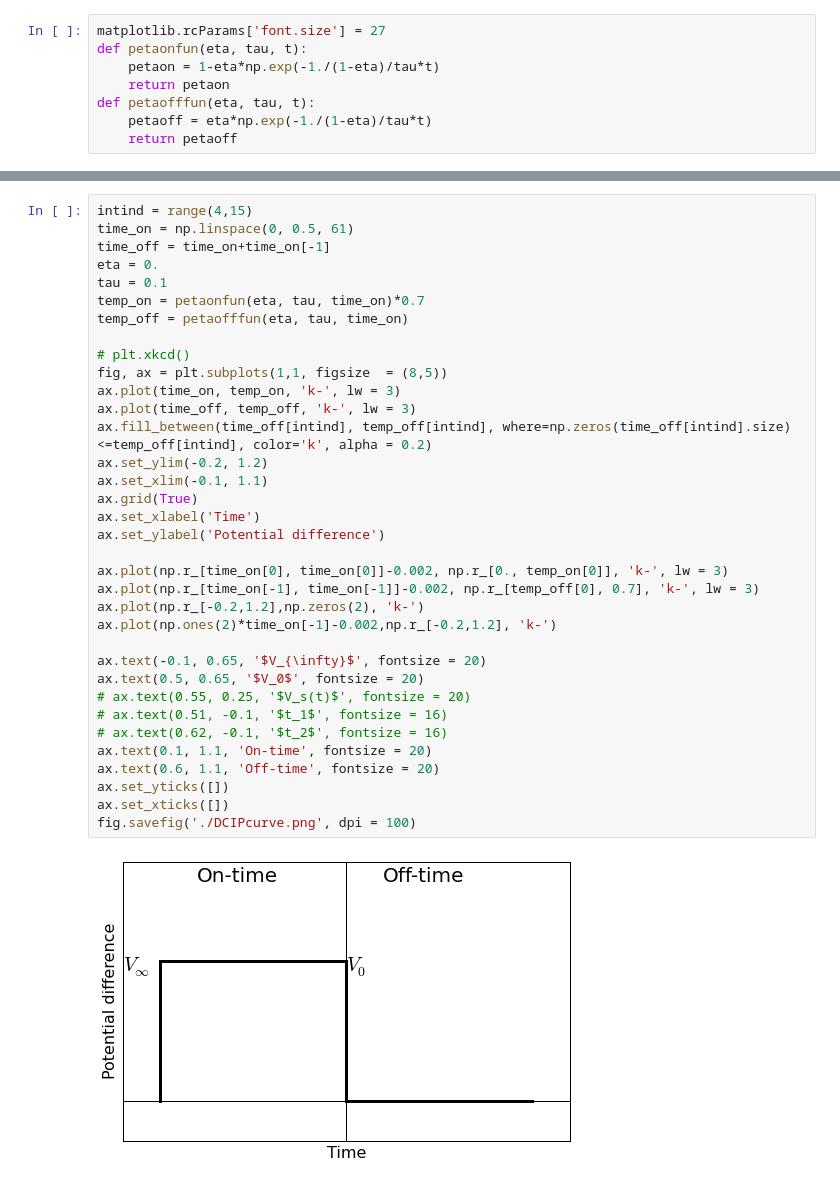
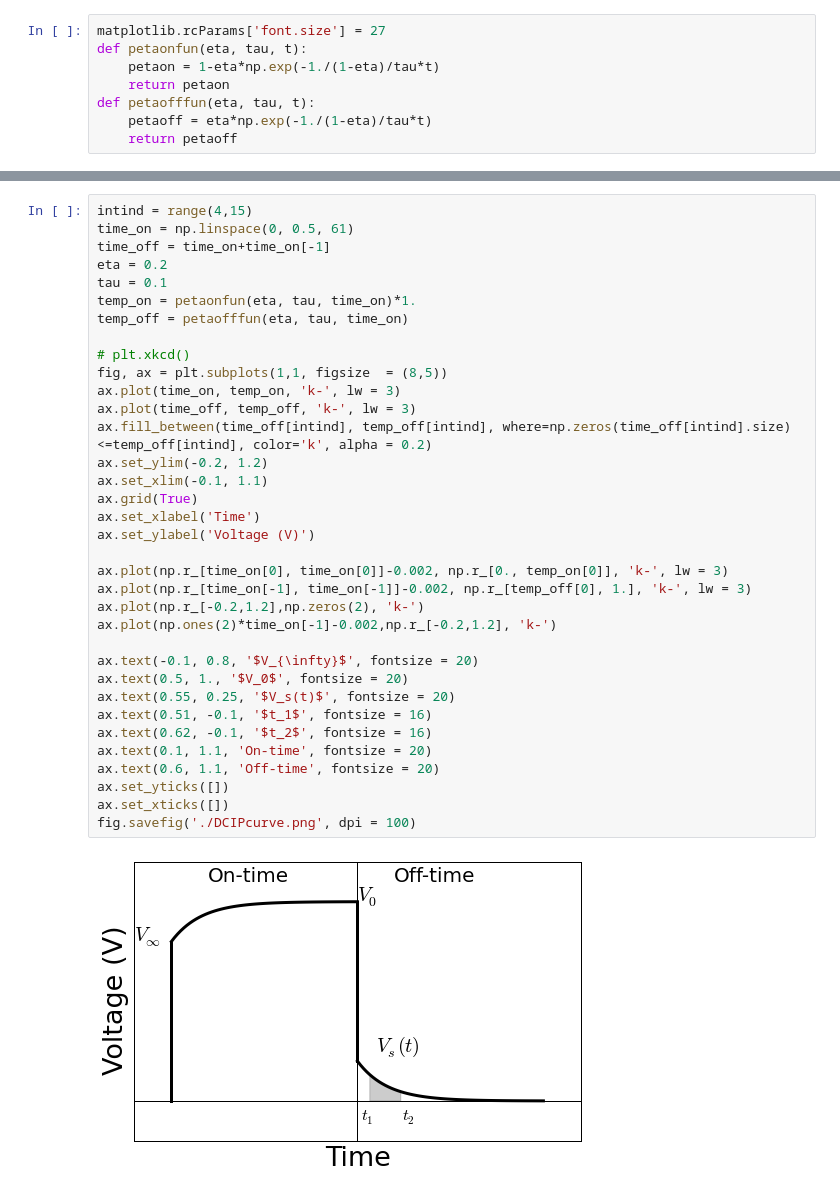
Before and after one commit to geoscixyz/em, a Jupyter notebook: examples/physical_properties/electrical_conductivity/DCcurrent.ipynb, the cells around one changed output, grey strips where cells are left out. Drawn from its saved outputs; the diff is of its cells as text.

```diff
--- a/examples/physical_properties/electrical_conductivity/DCcurrent.ipynb
+++ b/examples/physical_properties/electrical_conductivity/DCcurrent.ipynb
@@ -42,37 +119,37 @@ fig.savefig('./CurrentDC.png', dpi = 100)
 # %%
 intind = range(4,15)
 time_on = np.linspace(0, 0.5, 61)
 time_off = time_on+time_on[-1]
-eta = 0.
+eta = 0.2
 tau = 0.1
-temp_on = petaonfun(eta, tau, time_on)*0.7
+temp_on = petaonfun(eta, tau, time_on)*1.
 temp_off = petaofffun(eta, tau, time_on)
 
 # plt.xkcd()
 fig, ax = plt.subplots(1,1, figsize  = (8,5))
 ax.plot(time_on, temp_on, 'k-', lw = 3)
 ax.plot(time_off, temp_off, 'k-', lw = 3)
 ax.fill_between(time_off[intind], temp_off[intind], where=np.zeros(time_off[intind].size)<=temp_off[intind], color='k', alpha = 0.2)
 ax.set_ylim(-0.2, 1.2)
 ax.set_xlim(-0.1, 1.1)
 ax.grid(True)
 ax.set_xlabel('Time')
-ax.set_ylabel('Potential difference')
+ax.set_ylabel('Voltage (V)')
 
 ax.plot(np.r_[time_on[0], time_on[0]]-0.002, np.r_[0., temp_on[0]], 'k-', lw = 3)
-ax.plot(np.r_[time_on[-1], time_on[-1]]-0.002, np.r_[temp_off[0], 0.7], 'k-', lw = 3)
+ax.plot(np.r_[time_on[-1], time_on[-1]]-0.002, np.r_[temp_off[0], 1.], 'k-', lw = 3)
 ax.plot(np.r_[-0.2,1.2],np.zeros(2), 'k-')
 ax.plot(np.ones(2)*time_on[-1]-0.002,np.r_[-0.2,1.2], 'k-')
 
-ax.text(-0.1, 0.65, '$V_{\infty}$', fontsize = 20)
-ax.text(0.5, 0.65, '$V_0$', fontsize = 20)
-# ax.text(0.55, 0.25, '$V_s(t)$', fontsize = 20)
-# ax.text(0.51, -0.1, '$t_1$', fontsize = 16)
-# ax.text(0.62, -0.1, '$t_2$', fontsize = 16)
+ax.text(-0.1, 0.8, '$V_{\infty}$', fontsize = 20)
+ax.text(0.5, 1., '$V_0$', fontsize = 20)
+ax.text(0.55, 0.25, '$V_s(t)$', fontsize = 20)
+ax.text(0.51, -0.1, '$t_1$', fontsize = 16)
+ax.text(0.62, -0.1, '$t_2$', fontsize = 16)
 ax.text(0.1, 1.1, 'On-time', fontsize = 20)
 ax.text(0.6, 1.1, 'Off-time', fontsize = 20)
 ax.set_yticks([])
 ax.set_xticks([])
 fig.savefig('./DCIPcurve.png', dpi = 100)
 # %% [output]
-[figure, old version]
+[figure, new version]
```
Also changed, not shown: parts of 8 cells of this notebook, 20 other files.
